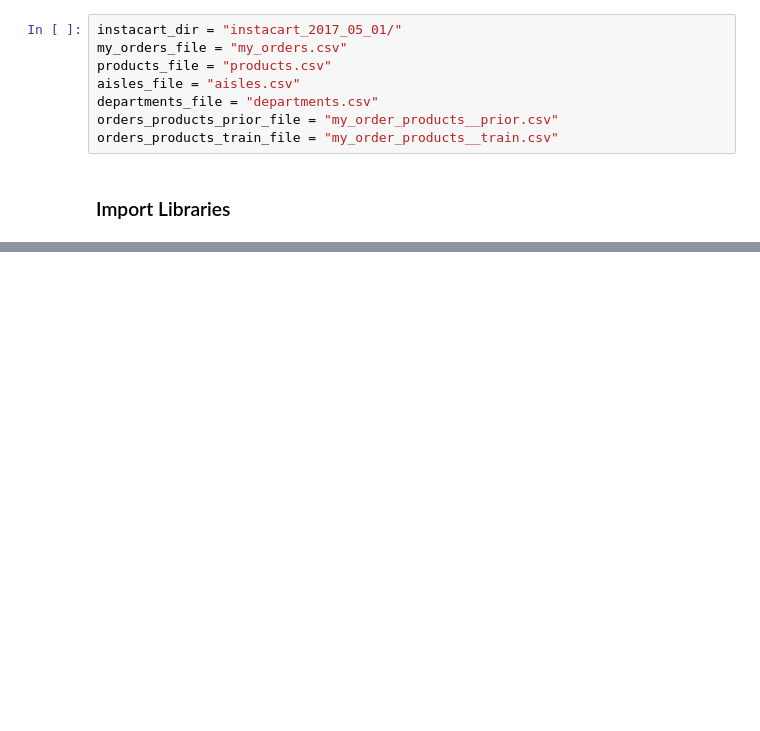
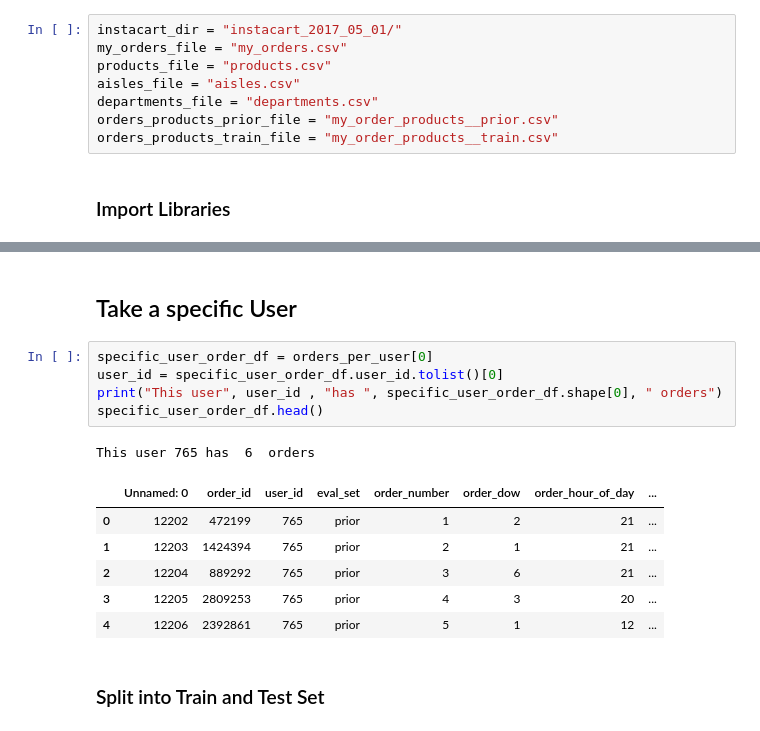
Before and after one commit to 1carew1/instacart_investigation, a Jupyter notebook: Assignment_2_Classification.ipynb, the cells around one changed output, grey strips where cells are left out. Cells and saved outputs as stored; diff of their text form; blank space fills up the shorter version.

```diff
--- a/Assignment_2_Classification.ipynb
+++ b/Assignment_2_Classification.ipynb
@@ -40,0 +60,17 @@ sns.set_context("paper")
+# %% [markdown]
+## Take a specific User
+# %%
+specific_user_order_df = orders_per_user[0]
+user_id = specific_user_order_df.user_id.tolist()[0]
+print("This user", user_id , "has ", specific_user_order_df.shape[0], " orders")
+specific_user_order_df.head()
+# %% [output]
+This user 765 has  6  orders
+|  | Unnamed: 0 | order_id | user_id | eval_set | order_number | order_dow | order_hour_of_day | ... |
+| 0 | 12202 | 472199 | 765 | prior | 1 | 2 | 21 | ... |
+| 1 | 12203 | 1424394 | 765 | prior | 2 | 1 | 21 | ... |
+| 2 | 12204 | 889292 | 765 | prior | 3 | 6 | 21 | ... |
+| 3 | 12205 | 2809253 | 765 | prior | 4 | 3 | 20 | ... |
+| 4 | 12206 | 2392861 | 765 | prior | 5 | 1 | 12 | ... |
+# %% [markdown]
+### Split into Train and Test Set
```
Also changed, not shown: parts of 21 cells of this notebook, 1 other file.
